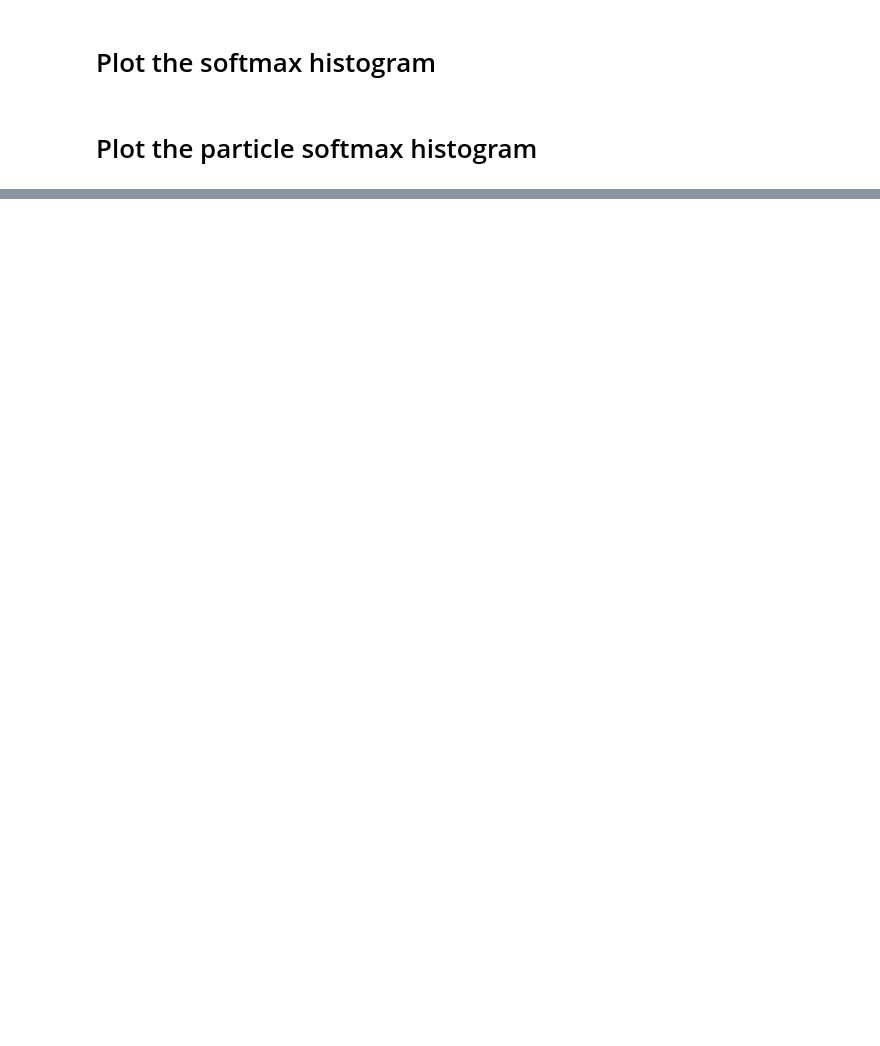
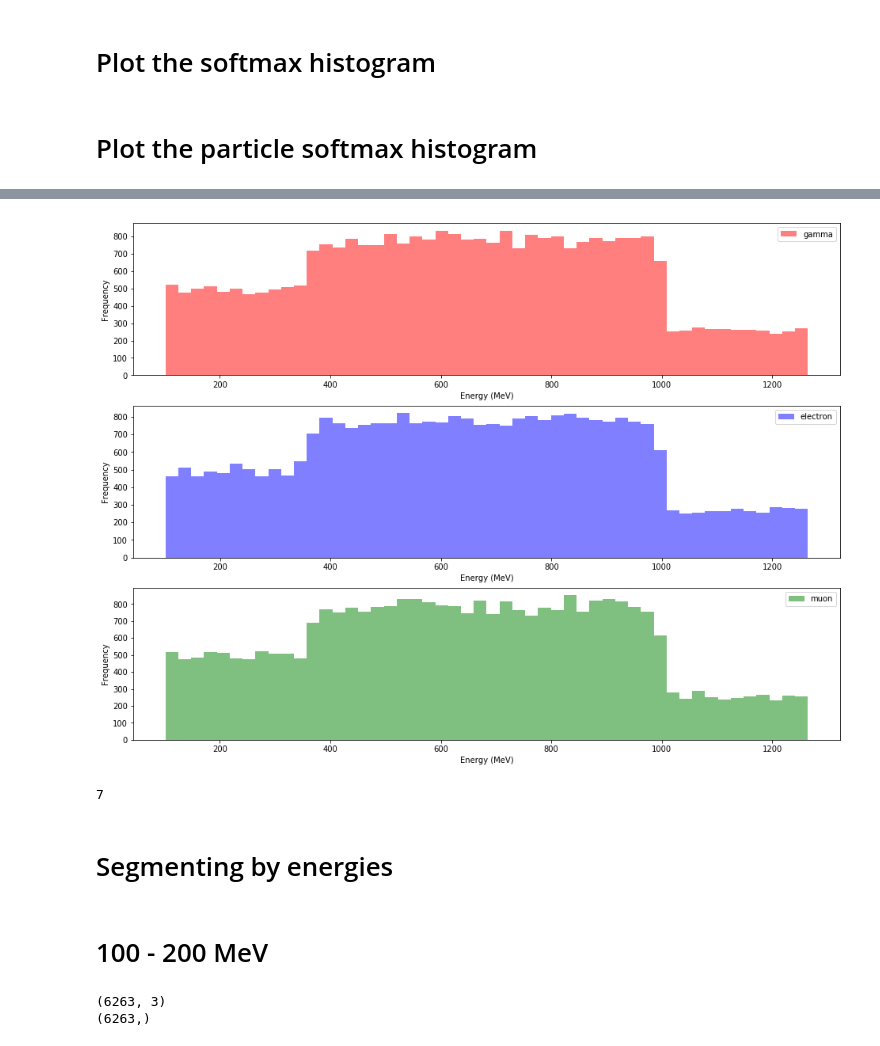
Before and after one commit to WatChMaL/CNN, a Jupyter notebook: postprocessing/scratch_nb_2.ipynb, the cells around one changed output, grey strips where cells are left out. Drawn from its saved outputs; the diff is of its cells as text; code cells hidden in the pictures; blank space fills up the shorter version.

```diff
--- a/postprocessing/scratch_nb_2.ipynb
+++ b/postprocessing/scratch_nb_2.ipynb
@@ -53,0 +104,4 @@ plot_ROC_curve(softmax5, label5, class_dict={"gamma":0, "e":1, "mu":2})
+# %%
+energies_dict = {}
+for label in np.unique(labels):
+    energies_dict[label] = energies[labels==label]
@@ -53,0 +115,12 @@ plot_ROC_curve(softmax5, label5, class_dict={"gamma":0, "e":1, "mu":2})
+# %%
+label_dict = {0:["gamma","red"], 1:["electron","blue"], 2:["muon","green"]}
+fig, axes = plt.subplots(3,1,figsize=(16,12))
+
+for label in energies_dict.keys():
+    axes[label].hist(energies_dict[label], bins=50, density=False, label=label_dict[label][0], alpha=0.5,
+                    color=label_dict[label][1])
+    axes[label].legend()
+    axes[label].set_ylabel("Frequency")
+    axes[label].set_xlabel("Energy (MeV)")
+# %% [output]
+[figure, added]
@@ -53,0 +130,4 @@ plot_ROC_curve(softmax5, label5, class_dict={"gamma":0, "e":1, "mu":2})
+# %%
+print(max_iter)
+# %% [output]
+7
@@ -53,0 +147,4 @@ plot_ROC_curve(softmax5, label5, class_dict={"gamma":0, "e":1, "mu":2})
+# %% [markdown]
+# Segmenting by energies
+# %% [markdown]
+# 100 - 200 MeV
@@ -53,0 +155,6 @@ plot_ROC_curve(softmax5, label5, class_dict={"gamma":0, "e":1, "mu":2})
+# %%
+print(curr_softmax.shape)
+print(curr_label.shape)
+# %% [output]
+(6263, 3)
+(6263,)
```
Also changed, not shown: parts of 34 cells of this notebook, 14 other files.
